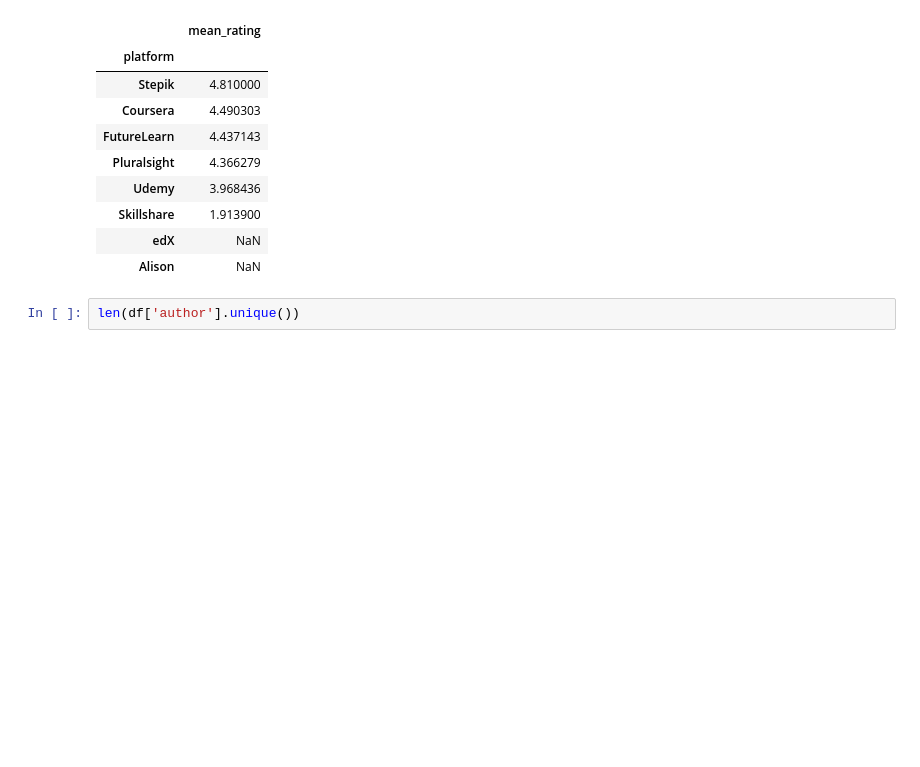
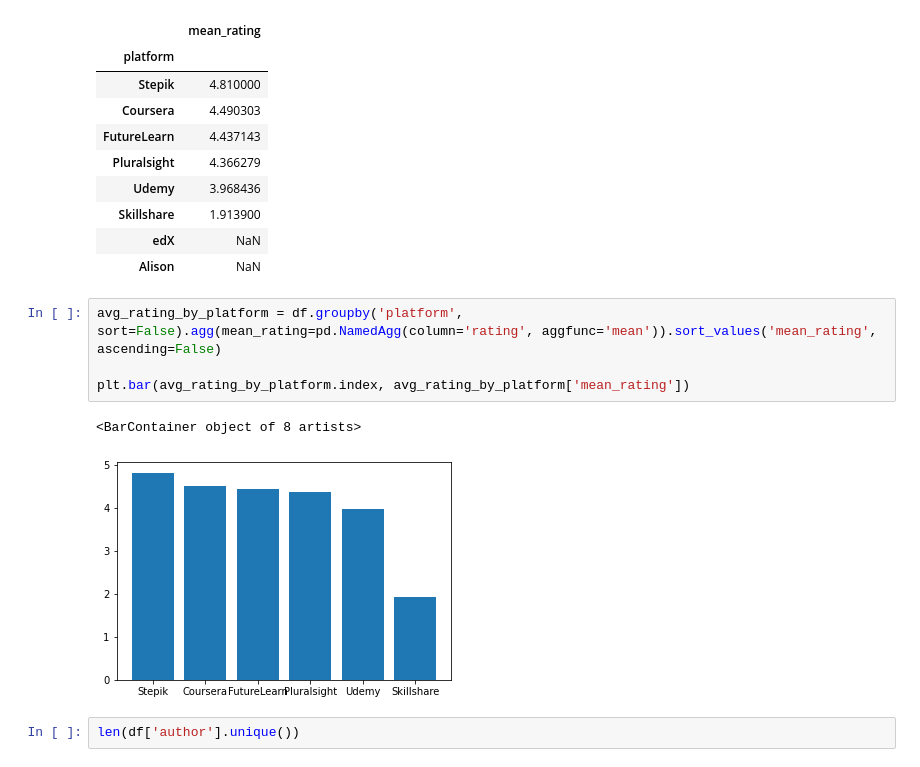
Before and after one commit to mcmanus-git/Online-Data-Science-Courses, a Jupyter notebook: EDA/Initial EDA.ipynb, the cells around one changed output. Cells and saved outputs as stored; diff of their text form; blank space fills up the shorter version.

```diff
--- a/EDA/Initial EDA.ipynb
+++ b/EDA/Initial EDA.ipynb
@@ -61,6 +61,13 @@ df.groupby('platform', sort=False).agg(mean_rating=pd.NamedAgg(column='rating',
 | Skillshare | 1.913900 |
 | edX | NaN |
 | Alison | NaN |
+# %%
+avg_rating_by_platform = df.groupby('platform', sort=False).agg(mean_rating=pd.NamedAgg(column='rating', aggfunc='mean')).sort_values('mean_rating', ascending=False)
+
+plt.bar(avg_rating_by_platform.index, avg_rating_by_platform['mean_rating'])
+# %% [output]
+<BarContainer object of 8 artists>
+[figure, added]
 # %%
 len(df['author'].unique())
 # %% [output]
```
Also changed, not shown: parts of 4 cells of this notebook.
